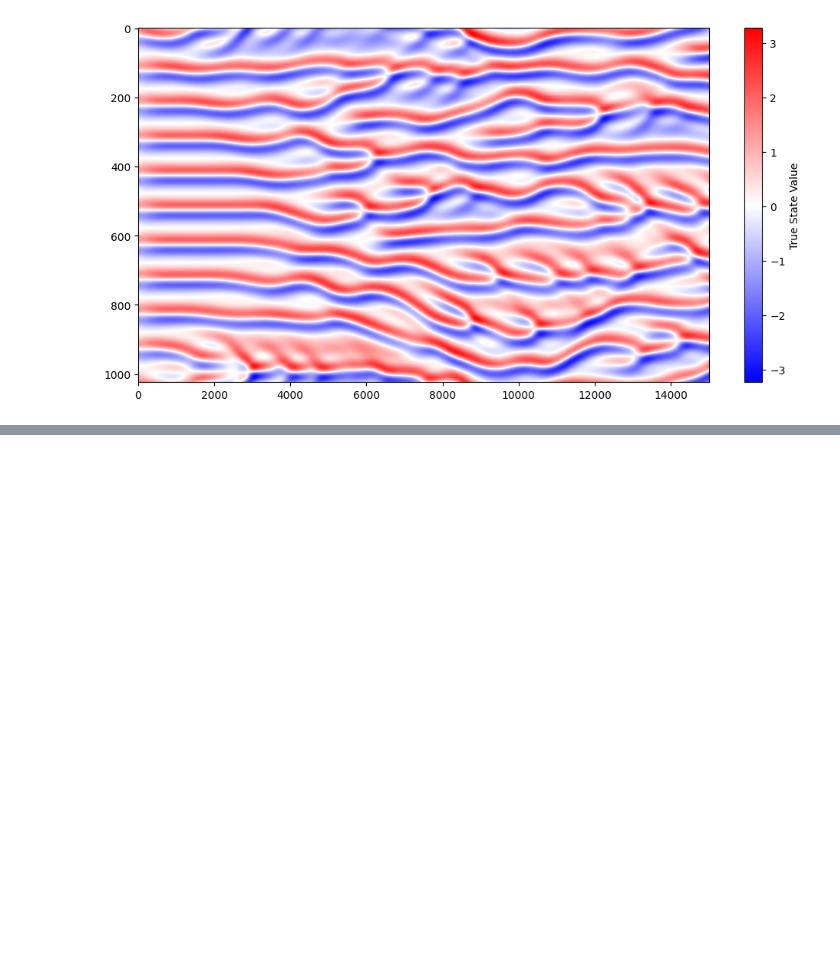
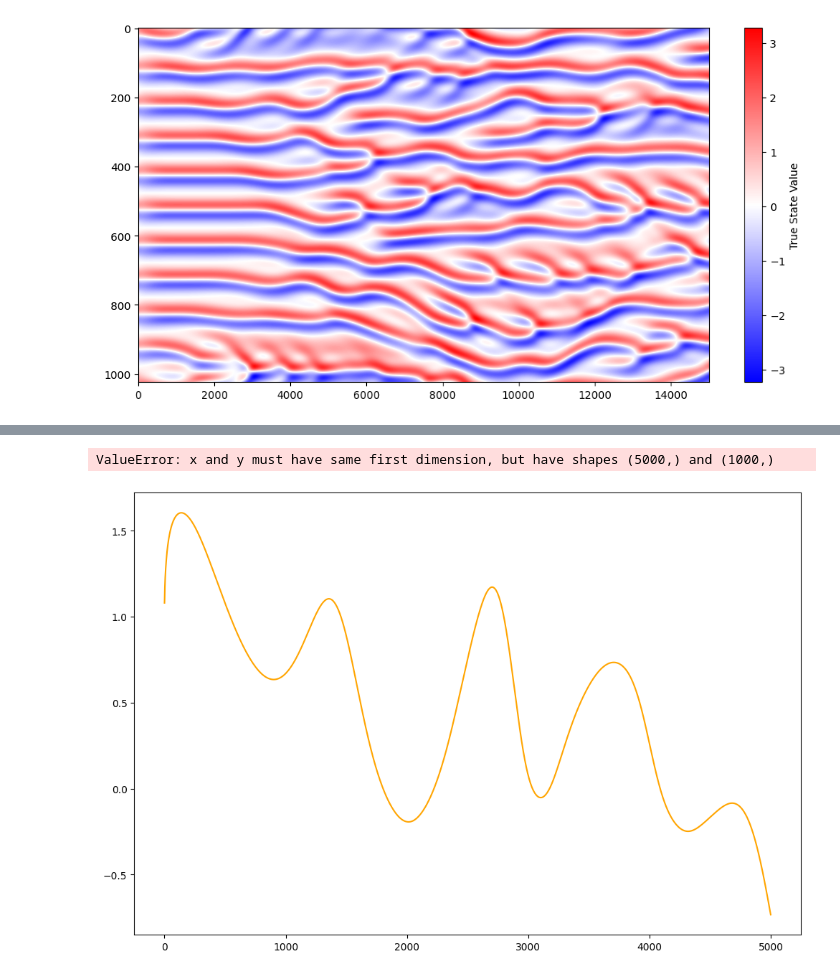
Before and after one commit to enochcluk/variational_filtering, a Jupyter notebook: Kuramoto_Shivashinksy.ipynb, the cells around one changed output, grey strips where cells are left out. Cells and saved outputs as stored; diff of their text form; code cells hidden in the pictures; blank space fills up the shorter version.

```diff
--- a/Kuramoto_Shivashinksy.ipynb
+++ b/Kuramoto_Shivashinksy.ipynb
@@ -179,0 +224,44 @@ visualize_observations(true_states)
+# %%
+def plot_ensemble_mean_and_variance(data_storage, true_states, observations, state_index, title_suffix=''):
+    """
+    Plot the ensemble mean and variance for a specific state index, along with observations.
+
+    :param data_storage: Dictionary containing states, predictions, forecasts, and observations.
+    :param state_index: Index of the state to plot (e.g., 0, 1, 2).
+    :param title_suffix: Suffix for the plot title.
+    """
+    time_steps = np.arange(len(data_storage['states']))
+
+    # Calculate the mean and standard deviation of the forecasts
+    forecast_mean = np.mean(data_storage['states'][:, state_index, :], axis=1)
+    forecast_std = np.std(data_storage['states'][:, state_index, :], axis=1)
+
+    plt.figure(figsize=(12, 8))
+
+    # Plot the mean of the forecasts
+    plt.plot(time_steps, forecast_mean, label='Forecast Mean', color='orange')
+    states = [arr[1][state_index] for arr in true_states.items()]
+
+    plt.plot(time_steps, states, label='True States')
+
+    # Plot a 95% confidence interval for the forecasts
+    plt.fill_between(time_steps,
+                     forecast_mean - 1.96 * forecast_std,
+                     forecast_mean + 1.96 * forecast_std,
+                     color='orange', alpha=0.3, label='95% Confidence Interval')
+
+    # Plot the observations
+    observed_time_steps = observations.keys()
+    observed_values = [observations[t][state_index] for t in observed_time_steps]
+    plt.scatter(observed_time_steps, observed_values, label='Observation', color='red')
+
+    plt.title(f'State {state_index+1} Ensemble Mean and Variance {title_suffix}')
+    plt.xlabel('Time Step')
+    plt.ylabel(f'State {state_index+1} Value')
+    plt.legend()
+    plt.show()
+# %%
+plot_ensemble_mean_and_variance(data_storage, true_states, observations, 0, title_suffix='')
+# %% [output]
+ValueError: x and y must have same first dimension, but have shapes (5000,) and (1000,)
+[figure, added]
```
Also changed, not shown: parts of 6 cells of this notebook.
